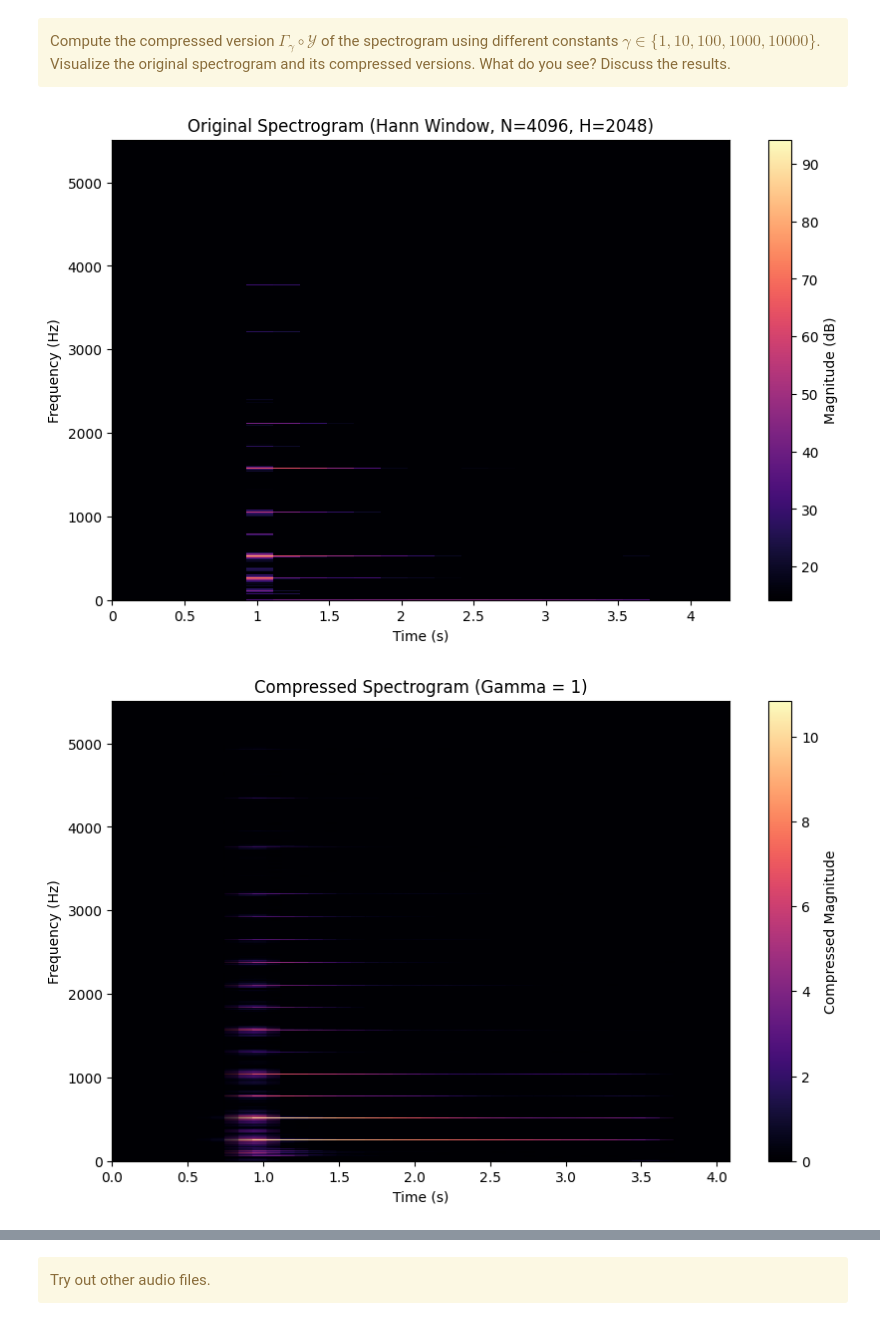
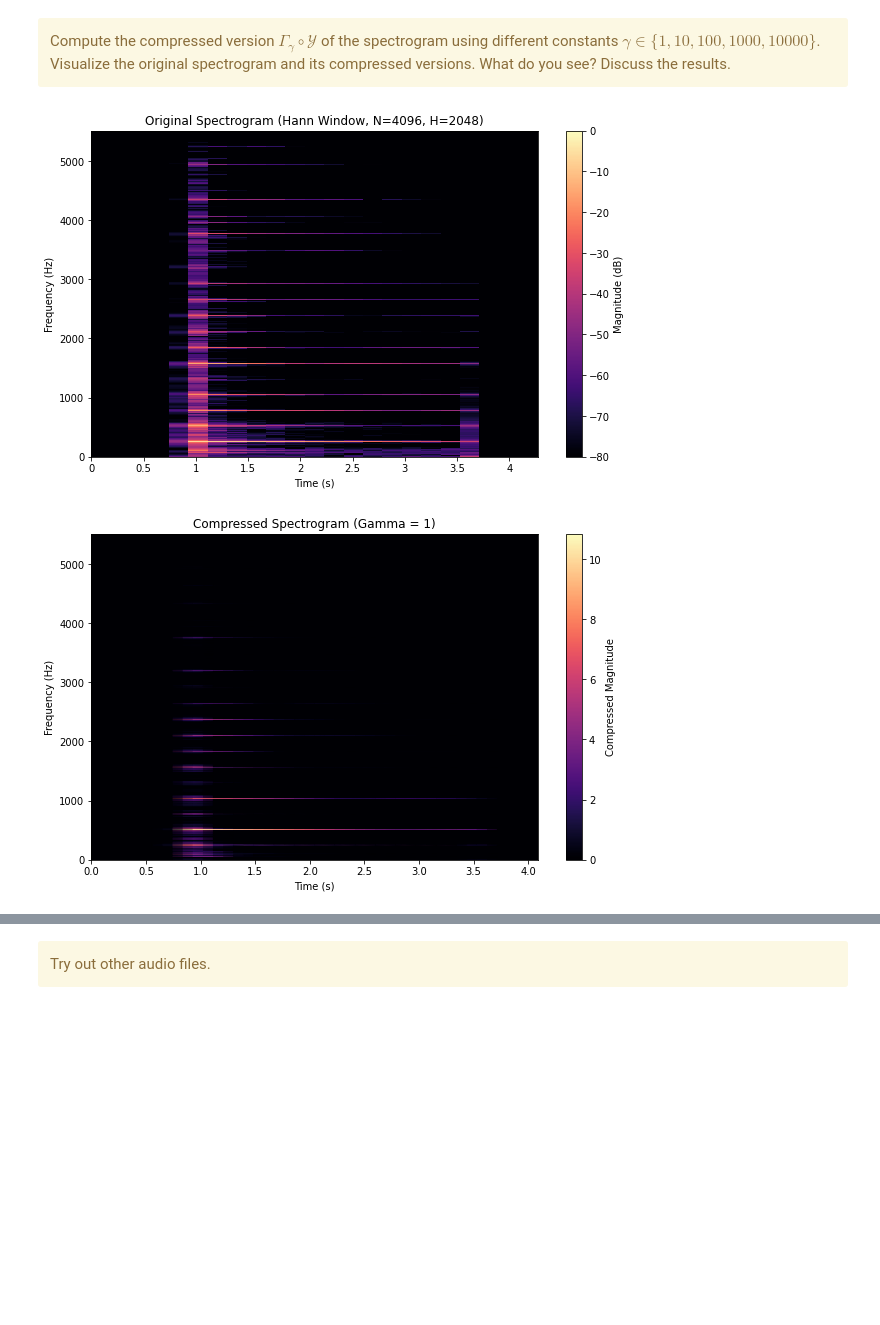
Before and after one commit to behroozbc/ext-exam, a Jupyter notebook: stft/stft_and_chroma_features.ipynb, the cells around one changed output, grey strips where cells are left out. Drawn from its saved outputs; the diff is of its cells as text; code cells hidden in the pictures; blank space fills up the shorter version.

```diff
--- a/stft/stft_and_chroma_features.ipynb
+++ b/stft/stft_and_chroma_features.ipynb
@@ -593,34 +762,35 @@ What do you see? Discuss the results.
 </div>
 # %%
 # your code here...
-import librosa.display
-gamma_values=[1,10,100,10000]
 
+# Define gamma values for compression
+gamma_values = [1, 10, 100, 1000, 10000]
+
+# Compute the compressed versions of the spectrogram
 compressed_spectrograms = {
-    gamma: np.log(1 + gamma * spectogram) for gamma in gamma_values
+    gamma: np.log(1 + gamma * spectrogram) for gamma in gamma_values
 }
-t = librosa.frames_to_time(np.arange(stft_result.shape[1]), sr=Fs, hop_length=H)
-f = librosa.fft_frequencies(sr=Fs, n_fft=N)
-# Visualize the original spectrogram in decibels‍
+
+# Visualize the original spectrogram in decibels
 plt.figure(figsize=(10, 6))
 librosa.display.specshow(
-    magnitit, sr=Fs, hop_length=H, x_axis="time", y_axis="hz", cmap="magma"
+    magnitude_db, sr=Fs, hop_length=H, x_axis="time", y_axis="hz", cmap="magma"
 )
 plt.colorbar(label="Magnitude (dB)")
 plt.title(f"Original Spectrogram (Hann Window, N={N}, H={H})")
 plt.xlabel("Time (s)")
 plt.ylabel("Frequency (Hz)")
 plt.show()
 
-# Visualize compressed spectrograms for each gamma value‍
+# Visualize compressed spectrograms for each gamma value
 for gamma, compressed in compressed_spectrograms.items():
     plt.figure(figsize=(10, 6))
     plt.pcolormesh(t, f, compressed, shading="gouraud", cmap="magma")
     plt.colorbar(label="Compressed Magnitude")
     plt.title(f"Compressed Spectrogram (Gamma = {gamma})")
     plt.xlabel("Time (s)")
     plt.ylabel("Frequency (Hz)")
     plt.show()
 # %% [output]
-[figure, old version]
+[figure, new version]
-[figure, old version]
+[figure, new version]
```
Also changed, not shown: parts of 28 cells of this notebook, 3 other files.
